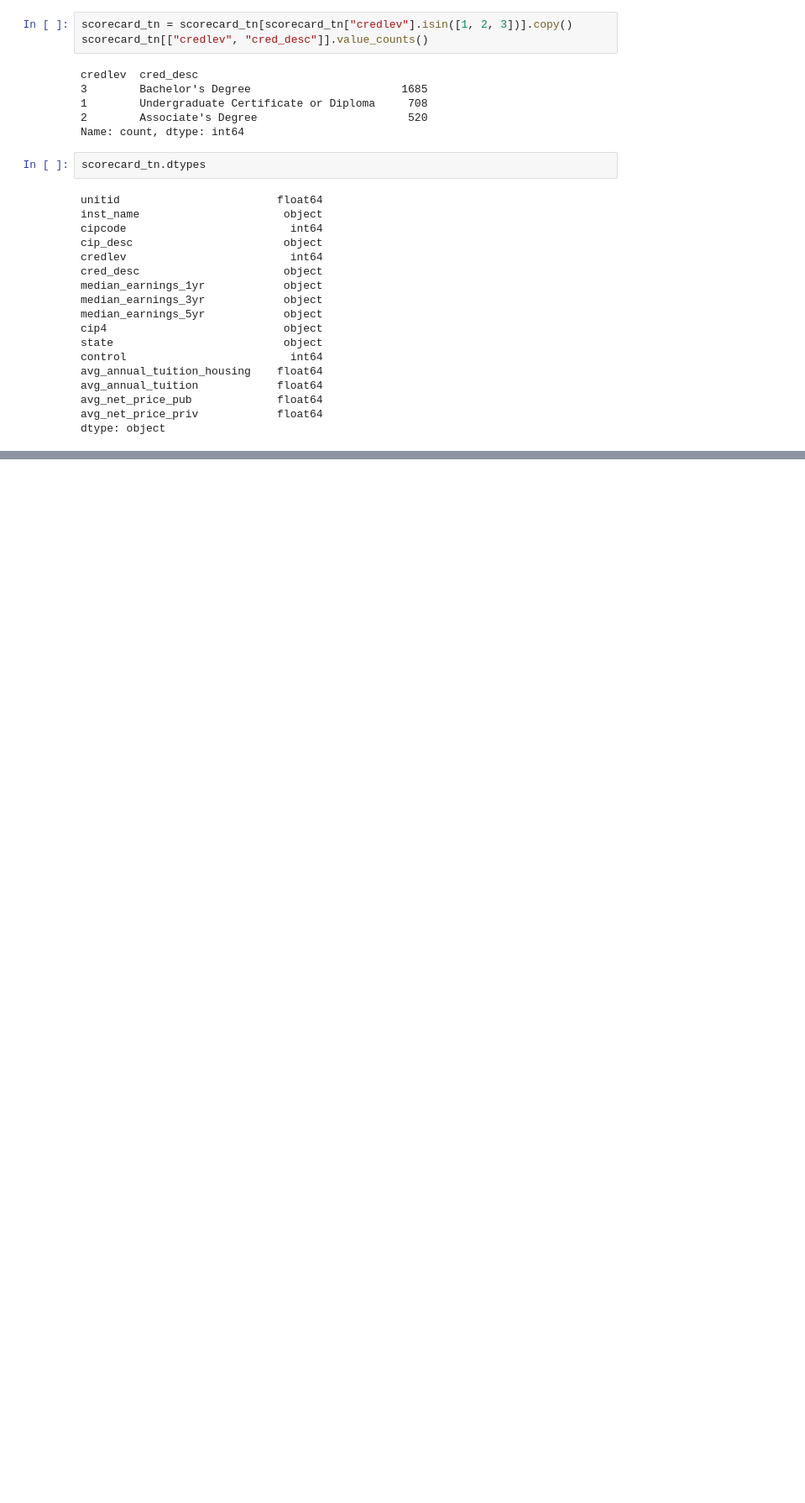
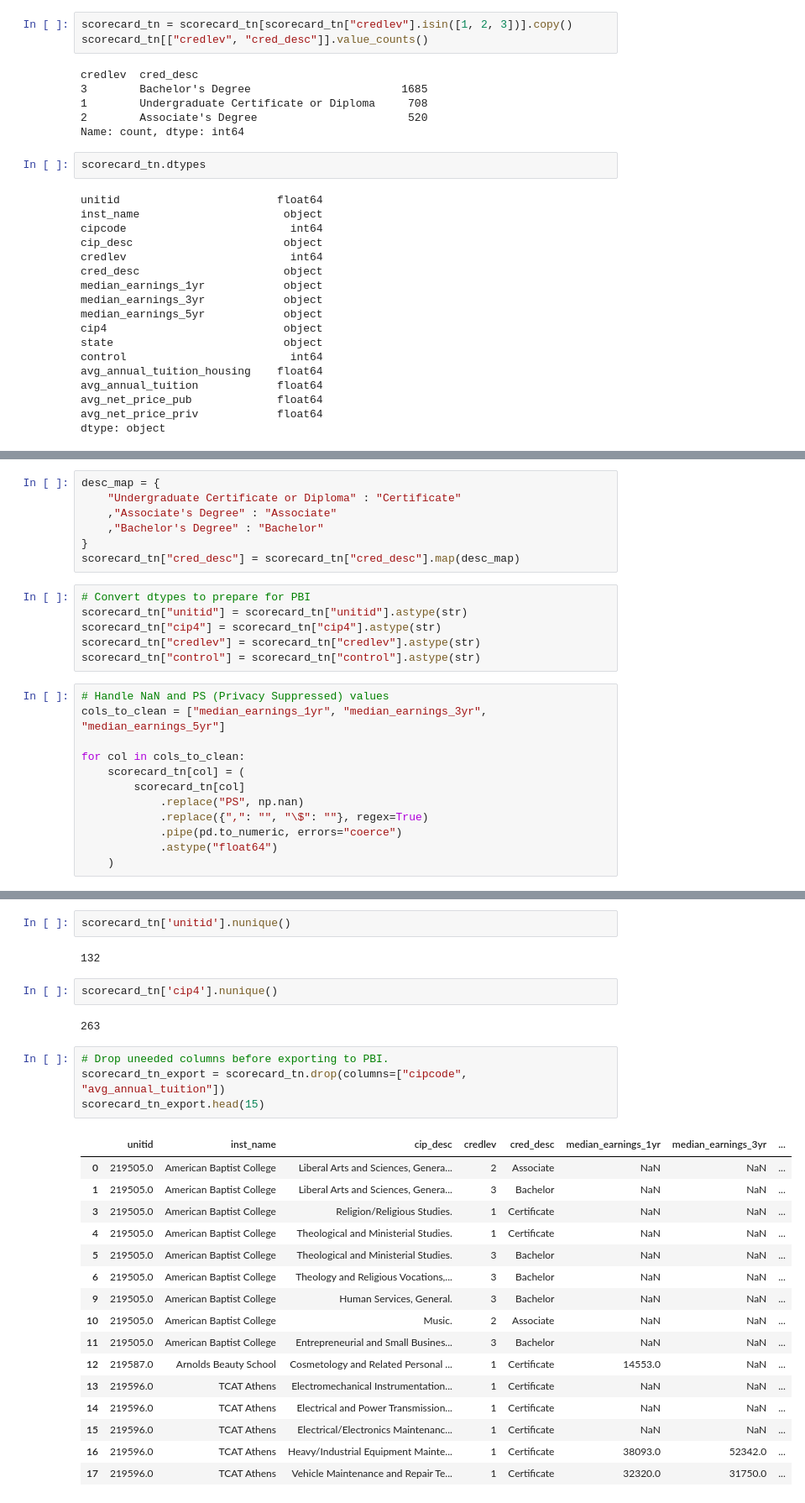
Before and after one commit to DSVaughan266/capstone_da16_python, a Jupyter notebook: notebooks/cap_scorecard.ipynb, the cells around one changed output, grey strips where cells are left out. Shown at 84% size. Saved outputs shown, nothing was run; the diff lists cells and outputs as text; blank space fills up the shorter version.

Commit message:
Finished cleaning in python

```diff
--- a/notebooks/cap_scorecard.ipynb
+++ b/notebooks/cap_scorecard.ipynb
@@ -517,0 +527,25 @@ dtype: object
+# %%
+desc_map = {
+    "Undergraduate Certificate or Diploma" : "Certificate"
+    ,"Associate's Degree" : "Associate"
+    ,"Bachelor's Degree" : "Bachelor"
+}
+scorecard_tn["cred_desc"] = scorecard_tn["cred_desc"].map(desc_map)
+# %%
+# Convert dtypes to prepare for PBI
+scorecard_tn["unitid"] = scorecard_tn["unitid"].astype(str)
+scorecard_tn["cip4"] = scorecard_tn["cip4"].astype(str)
+scorecard_tn["credlev"] = scorecard_tn["credlev"].astype(str)
+scorecard_tn["control"] = scorecard_tn["control"].astype(str)
+# %%
+# Handle NaN and PS (Privacy Suppressed) values
+cols_to_clean = ["median_earnings_1yr", "median_earnings_3yr", "median_earnings_5yr"]
+
+for col in cols_to_clean:
+    scorecard_tn[col] = (
+        scorecard_tn[col]
+            .replace("PS", np.nan)
+            .replace({",": "", "\$": ""}, regex=True)
+            .pipe(pd.to_numeric, errors="coerce")
+            .astype("float64")
+    )
@@ -517,0 +592,29 @@ dtype: object
+# %%
+scorecard_tn['unitid'].nunique()
+# %% [output]
+132
+# %%
+scorecard_tn['cip4'].nunique()
+# %% [output]
+263
+# %%
+# Drop uneeded columns before exporting to PBI.
+scorecard_tn_export = scorecard_tn.drop(columns=["cipcode", "avg_annual_tuition"])
+scorecard_tn_export.head(15)
+# %% [output]
+|  | unitid | inst_name | cip_desc | credlev | cred_desc | median_earnings_1yr | median_earnings_3yr | ... |
+| 0 | 219505.0 | American Baptist College | Liberal Arts and Sciences, Genera... | 2 | Associate | NaN | NaN | ... |
+| 1 | 219505.0 | American Baptist College | Liberal Arts and Sciences, Genera... | 3 | Bachelor | NaN | NaN | ... |
+| 3 | 219505.0 | American Baptist College | Religion/Religious Studies. | 1 | Certificate | NaN | NaN | ... |
+| 4 | 219505.0 | American Baptist College | Theological and Ministerial Studies. | 1 | Certificate | NaN | NaN | ... |
+| 5 | 219505.0 | American Baptist College | Theological and Ministerial Studies. | 3 | Bachelor | NaN | NaN | ... |
+| 6 | 219505.0 | American Baptist College | Theology and Religious Vocations,... | 3 | Bachelor | NaN | NaN | ... |
+| 9 | 219505.0 | American Baptist College | Human Services, General. | 3 | Bachelor | NaN | NaN | ... |
+| 10 | 219505.0 | American Baptist College | Music. | 2 | Associate | NaN | NaN | ... |
+| 11 | 219505.0 | American Baptist College | Entrepreneurial and Small Busines... | 3 | Bachelor | NaN | NaN | ... |
+| 12 | 219587.0 | Arnolds Beauty School | Cosmetology and Related Personal ... | 1 | Certificate | 14553.0 | NaN | ... |
+| 13 | 219596.0 | TCAT Athens | Electromechanical Instrumentation... | 1 | Certificate | NaN | NaN | ... |
+| 14 | 219596.0 | TCAT Athens | Electrical and Power Transmission... | 1 | Certificate | NaN | NaN | ... |
+| 15 | 219596.0 | TCAT Athens | Electrical/Electronics Maintenanc... | 1 | Certificate | NaN | NaN | ... |
+| 16 | 219596.0 | TCAT Athens | Heavy/Industrial Equipment Mainte... | 1 | Certificate | 38093.0 | 52342.0 | ... |
+| 17 | 219596.0 | TCAT Athens | Vehicle Maintenance and Repair Te... | 1 | Certificate | 32320.0 | 31750.0 | ... |
```
Also changed, not shown: parts of 4 cells of this notebook, 1 other file.
